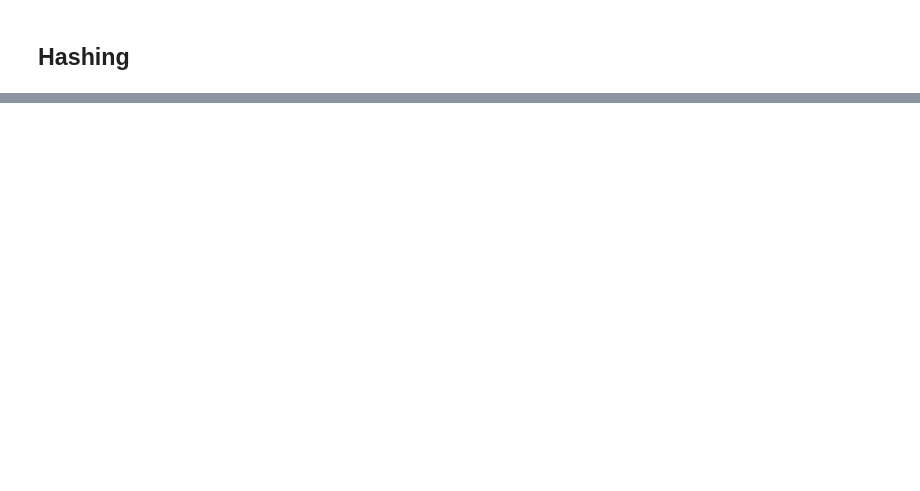
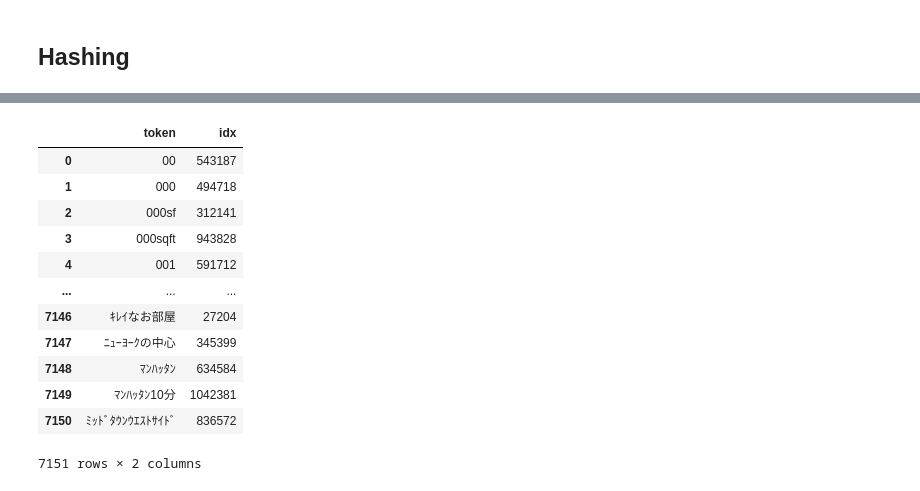
Before and after one commit to krzjoa/medium, a Jupyter notebook: 5_text_regression/text_regression.ipynb, the cells around one changed output, grey strips where cells are left out. Drawn from its saved outputs; the diff is of its cells as text; code cells hidden in the pictures; blank space fills up the shorter version.

```diff
--- a/5_text_regression/text_regression.ipynb
+++ b/5_text_regression/text_regression.ipynb
@@ -266,0 +275,3 @@ print(mean_squared_error(y_test, y_pred_count_vec))
+# %%
+tokenized = [tokenizer(string) for string in X_train['name']]
+unique_tokens = np.unique([token for lst in tokenized for token in lst])
@@ -266,0 +287,16 @@ print(mean_squared_error(y_test, y_pred_count_vec))
+# %%
+token_dict
+# %% [output]
+|  | token | idx |
+| 0 | 00 | 543187 |
+| 1 | 000 | 494718 |
+| 2 | 000sf | 312141 |
+| 3 | 000sqft | 943828 |
+| 4 | 001 | 591712 |
+| ... | ... | ... |
+| 7146 | ｷﾚｲなお部屋 | 27204 |
+| 7147 | ﾆｭｰﾖｰｸの中心 | 345399 |
+| 7148 | ﾏﾝﾊｯﾀﾝ | 634584 |
+| 7149 | ﾏﾝﾊｯﾀﾝ10分 | 1042381 |
+| 7150 | ﾐｯﾄﾞﾀｳﾝｳｴｽﾄｻｲﾄﾞ | 836572 |
+7151 rows × 2 columns
```
Also changed, not shown: parts of 24 cells of this notebook, 12 other files.
